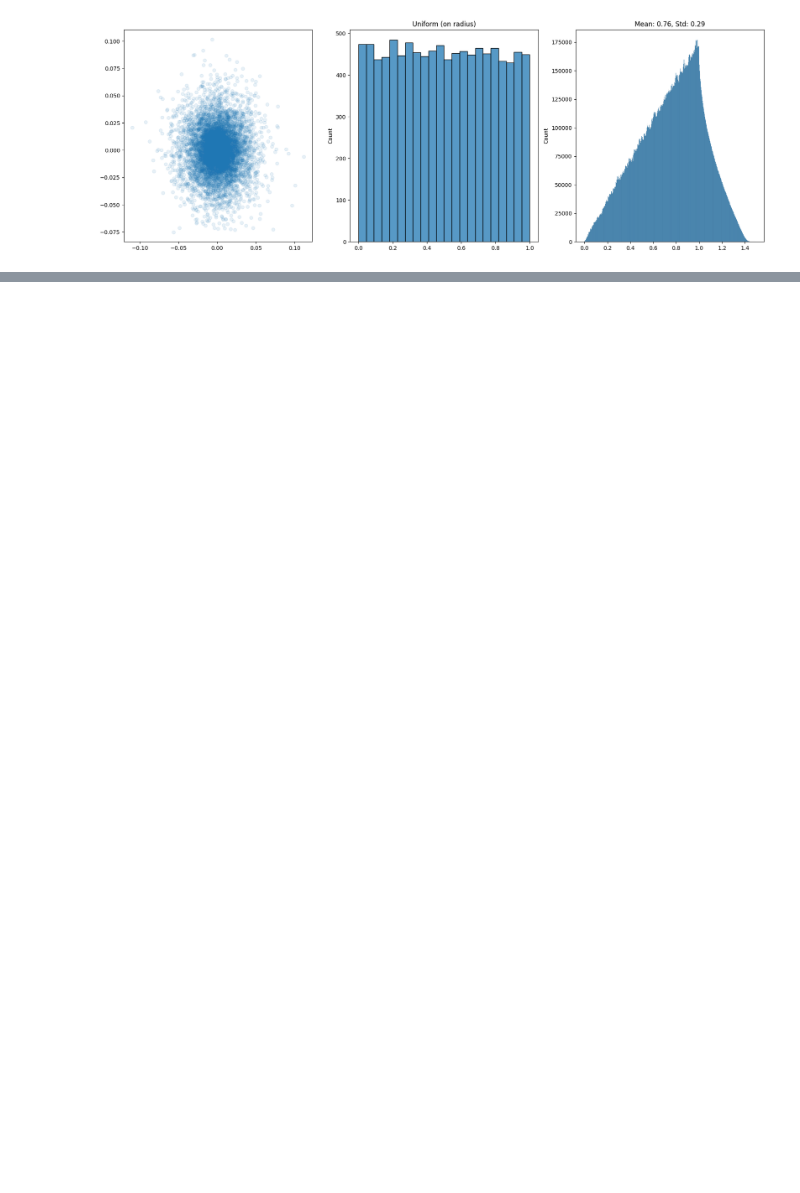
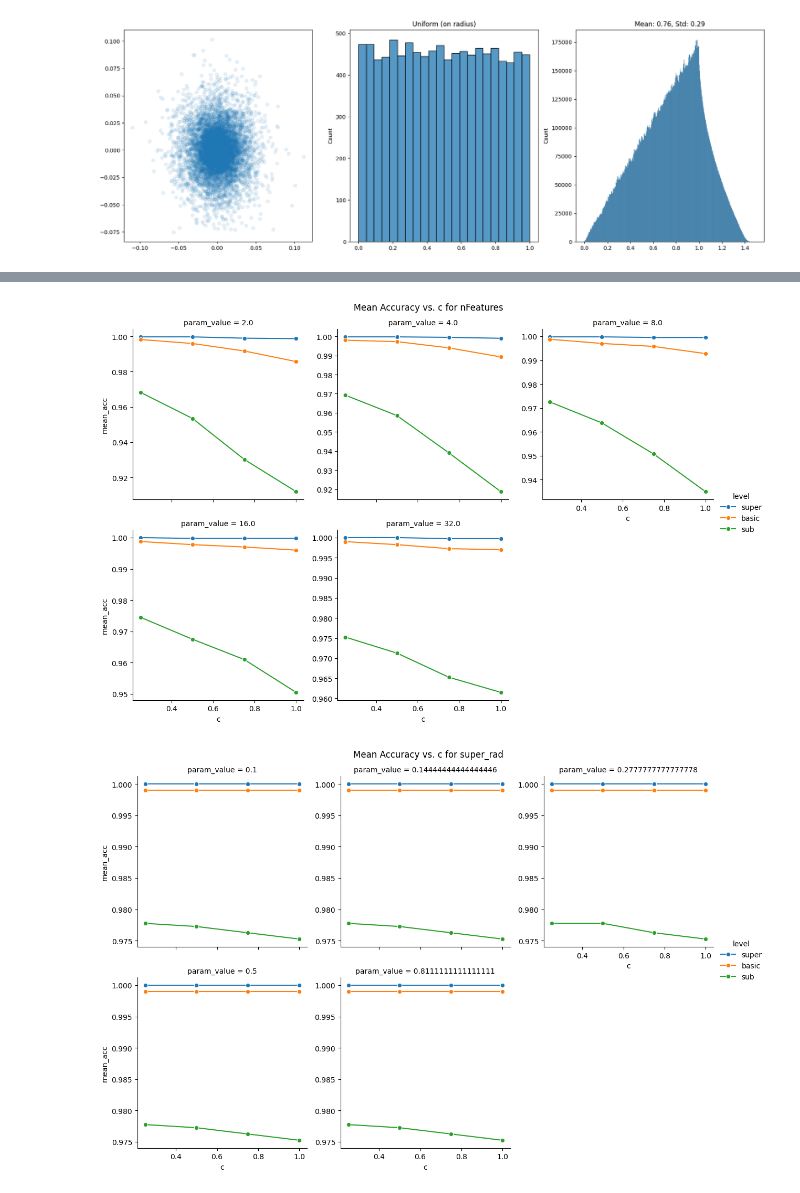
Before and after one commit to tobasummandal/deepCats, a Jupyter notebook: cat_sim_modified.ipynb, the cells around one changed output, grey strips where cells are left out. Cells and saved outputs as stored; diff of their text form; code cells hidden in the pictures; blank space fills up the shorter version.

```diff
--- a/cat_sim_modified.ipynb
+++ b/cat_sim_modified.ipynb
@@ -748,0 +402,11 @@ print(subSimNormalRTSummary)
+# %%
+for param in param_list:
+    df_param = results_df[results_df['param'] == param]
+    g = sns.FacetGrid(df_param, col='param_value', hue='level', col_wrap=3, height=4, sharey=False)
+    g.map(sns.lineplot, 'c', 'mean_acc', marker='o')
+    g.add_legend()
+    g.fig.suptitle(f'Mean Accuracy vs. c for {param}', y=1.02)
+    plt.show()
+# %% [output]
+[figure, added]
+[figure, added]
```
Also changed, not shown: parts of 37 cells of this notebook.
